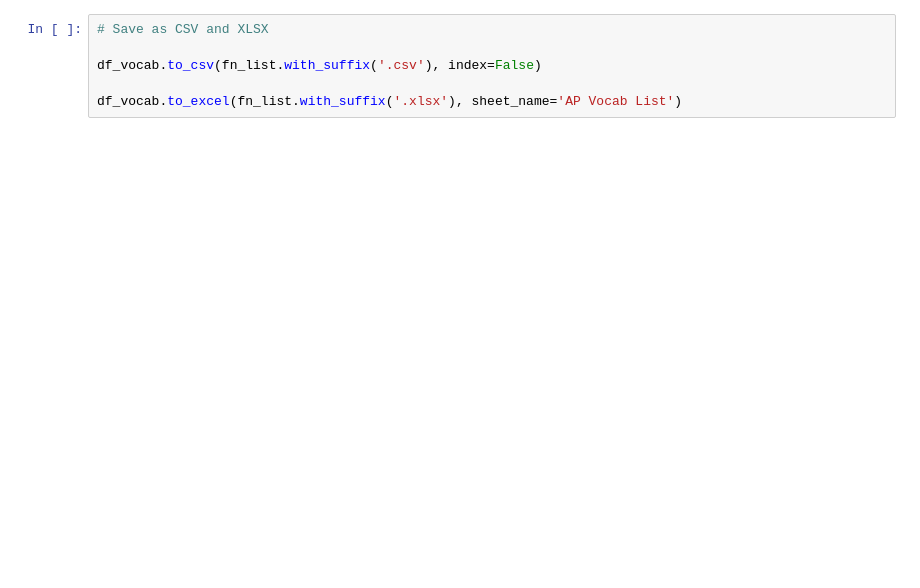
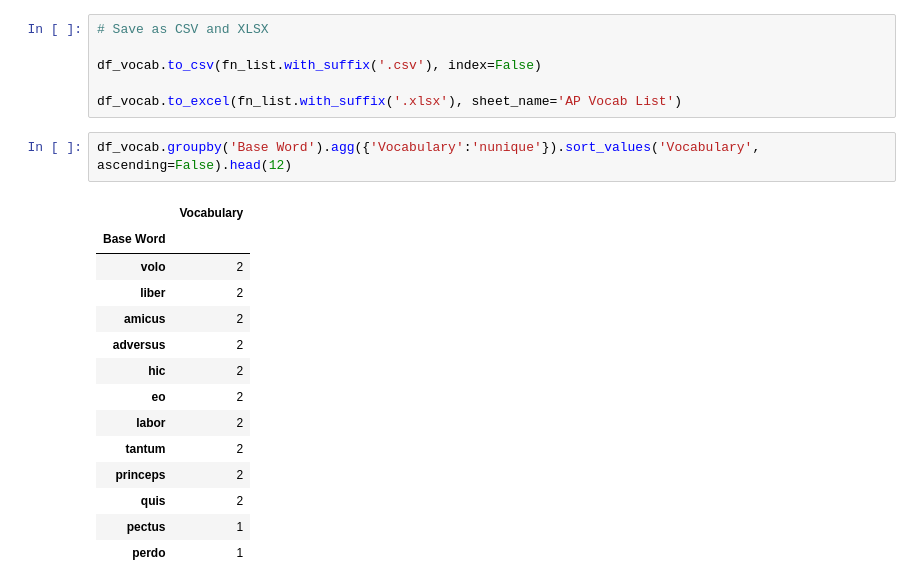
Before and after one commit to syphax/CrounseCode, a Jupyter notebook: latin/nb/Extract_AP_Latin_Vocab_Tables.ipynb, the cells around one changed output. Saved outputs shown, nothing was run; the diff lists cells and outputs as text; blank space fills up the shorter version.

```diff
--- a/latin/nb/Extract_AP_Latin_Vocab_Tables.ipynb
+++ b/latin/nb/Extract_AP_Latin_Vocab_Tables.ipynb
@@ -87,3 +131,20 @@ df_vocab.tail(40)
 df_vocab.to_csv(fn_list.with_suffix('.csv'), index=False)
 
 df_vocab.to_excel(fn_list.with_suffix('.xlsx'), sheet_name='AP Vocab List')
+# %%
+df_vocab.groupby('Base Word').agg({'Vocabulary':'nunique'}).sort_values('Vocabulary', ascending=False).head(12)
+# %% [output]
+|  | Vocabulary |
+| Base Word |  |
+| volo | 2 |
+| liber | 2 |
+| amicus | 2 |
+| adversus | 2 |
+| hic | 2 |
+| eo | 2 |
+| labor | 2 |
+| tantum | 2 |
+| princeps | 2 |
+| quis | 2 |
+| pectus | 1 |
+| perdo | 1 |
```
Also changed, not shown: parts of 9 cells of this notebook, 3 other files.
